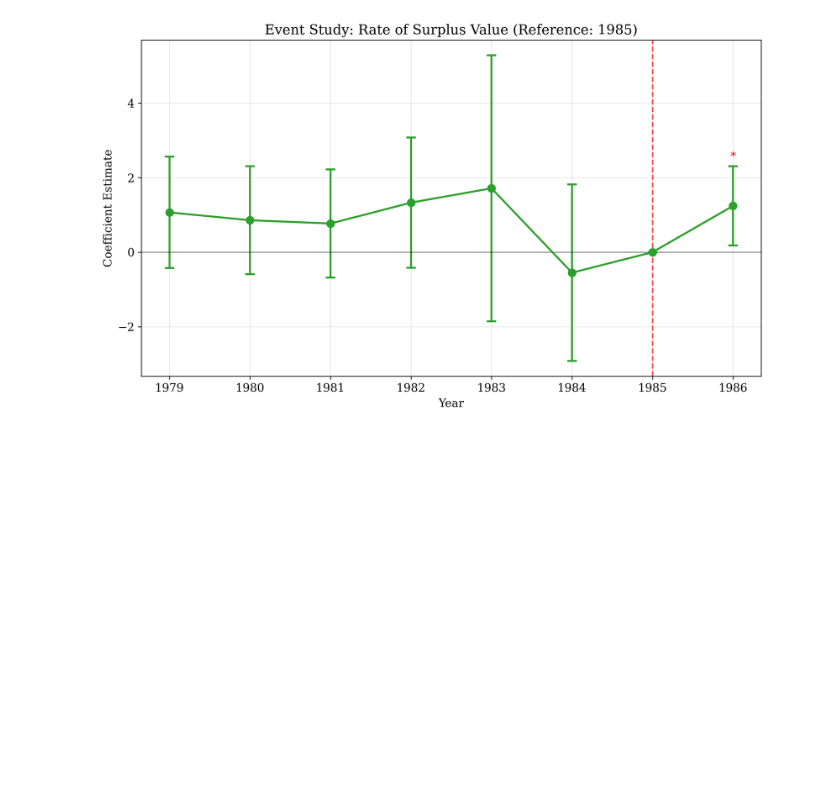
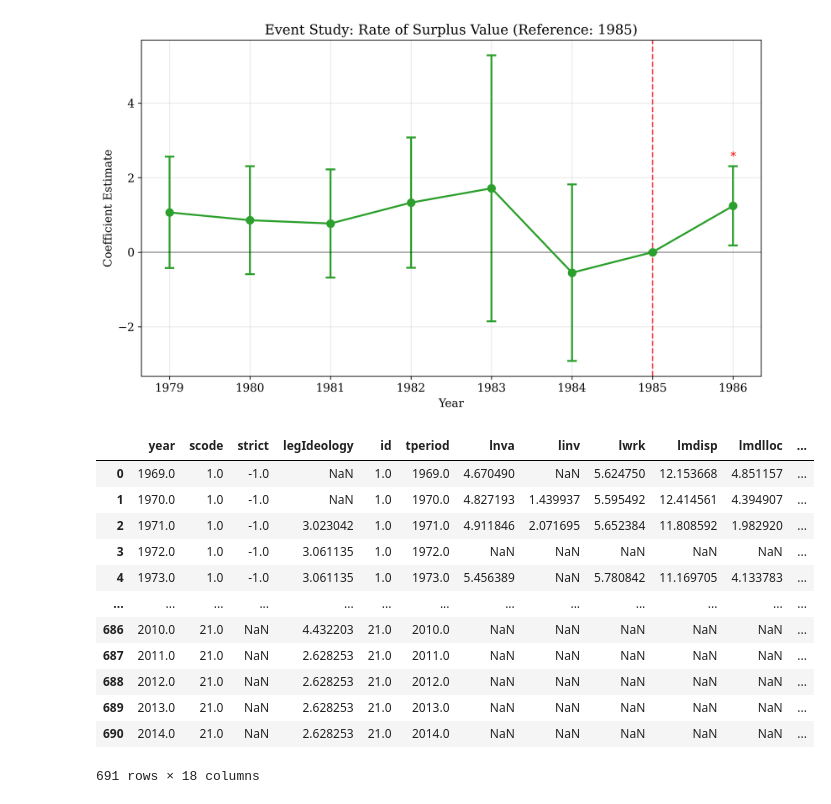
Before and after one commit to kabeerbora/1980s_delin, a Jupyter notebook: visualizations_delin.ipynb, the cells around one changed output. Saved outputs shown, nothing was run; the diff lists cells and outputs as text; code cells hidden in the pictures; blank space fills up the shorter version.

```diff
--- a/visualizations_delin.ipynb
+++ b/visualizations_delin.ipynb
@@ -622,3 +622,21 @@ plt.show()
 # %% [output]
 [figure]
 [figure]
+# %%
+import pandas as pd
+file_path = '/content/drive/MyDrive/data_economics_research/jan_weber_kabeer_bora/delined_85/IDS-Karak-Basu.dta'
+df_stata = pd.read_stata(file_path)
+# %% [output]
+|  | year | scode | strict | legIdeology | id | tperiod | lnva | linv | lwrk | lmdisp | lmdlloc | ... |
+| 0 | 1969.0 | 1.0 | -1.0 | NaN | 1.0 | 1969.0 | 4.670490 | NaN | 5.624750 | 12.153668 | 4.851157 | ... |
+| 1 | 1970.0 | 1.0 | -1.0 | NaN | 1.0 | 1970.0 | 4.827193 | 1.439937 | 5.595492 | 12.414561 | 4.394907 | ... |
+| 2 | 1971.0 | 1.0 | -1.0 | 3.023042 | 1.0 | 1971.0 | 4.911846 | 2.071695 | 5.652384 | 11.808592 | 1.982920 | ... |
+| 3 | 1972.0 | 1.0 | -1.0 | 3.061135 | 1.0 | 1972.0 | NaN | NaN | NaN | NaN | NaN | ... |
+| 4 | 1973.0 | 1.0 | -1.0 | 3.061135 | 1.0 | 1973.0 | 5.456389 | NaN | 5.780842 | 11.169705 | 4.133783 | ... |
+| ... | ... | ... | ... | ... | ... | ... | ... | ... | ... | ... | ... | ... |
+| 686 | 2010.0 | 21.0 | NaN | 4.432203 | 21.0 | 2010.0 | NaN | NaN | NaN | NaN | NaN | ... |
+| 687 | 2011.0 | 21.0 | NaN | 2.628253 | 21.0 | 2011.0 | NaN | NaN | NaN | NaN | NaN | ... |
+| 688 | 2012.0 | 21.0 | NaN | 2.628253 | 21.0 | 2012.0 | NaN | NaN | NaN | NaN | NaN | ... |
+| 689 | 2013.0 | 21.0 | NaN | 2.628253 | 21.0 | 2013.0 | NaN | NaN | NaN | NaN | NaN | ... |
+| 690 | 2014.0 | 21.0 | NaN | 2.628253 | 21.0 | 2014.0 | NaN | NaN | NaN | NaN | NaN | ... |
+691 rows × 18 columns
```
Also changed, not shown: parts of 1 cell of this notebook.
